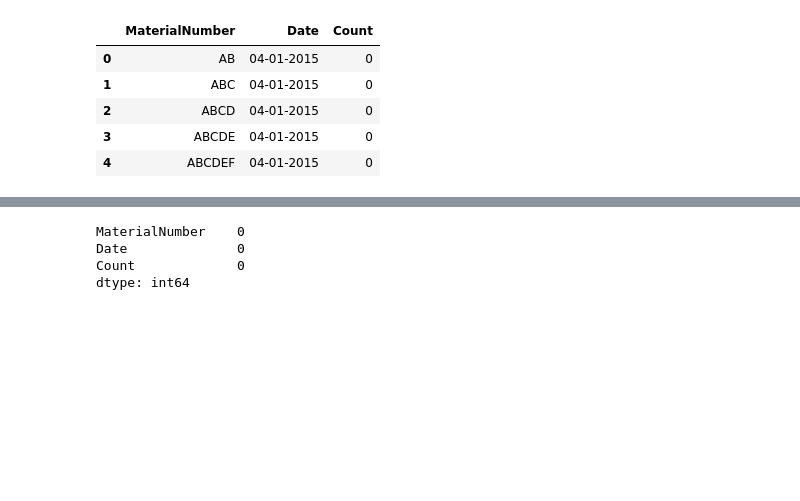
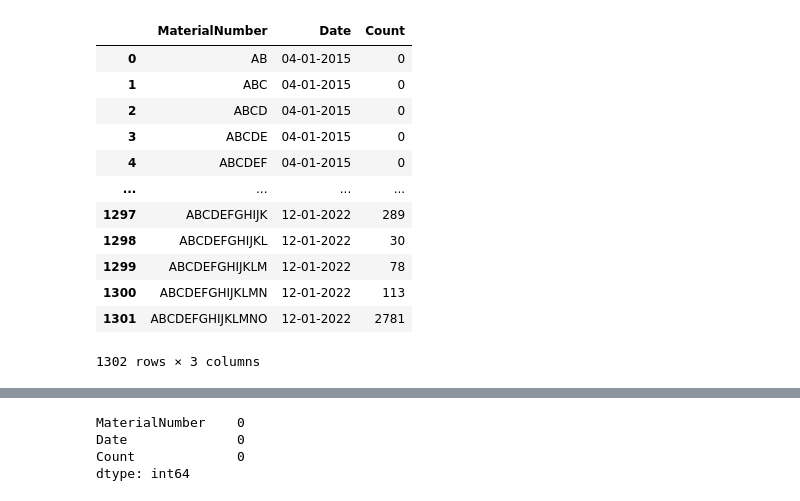
Before and after one commit to pratikranaa/Summer_Projects, a Jupyter notebook: Time_Series/ws.ipynb, the cells around one changed output, grey strips where cells are left out. Drawn from its saved outputs; the diff is of its cells as text; code cells hidden in the pictures; blank space fills up the shorter version.

```diff
--- a/Time_Series/ws.ipynb
+++ b/Time_Series/ws.ipynb
@@ -16,14 +25,21 @@ data.head()
 # %%
 # Reshape the data to long format
 data_long = pd.melt(data, id_vars=['MaterialNumber'], var_name='Date', value_name='Count')
-data_long.head()
+data_long
 # %% [output]
 |  | MaterialNumber | Date | Count |
 | 0 | AB | 04-01-2015 | 0 |
 | 1 | ABC | 04-01-2015 | 0 |
 | 2 | ABCD | 04-01-2015 | 0 |
 | 3 | ABCDE | 04-01-2015 | 0 |
 | 4 | ABCDEF | 04-01-2015 | 0 |
+| ... | ... | ... | ... |
+| 1297 | ABCDEFGHIJK | 12-01-2022 | 289 |
+| 1298 | ABCDEFGHIJKL | 12-01-2022 | 30 |
+| 1299 | ABCDEFGHIJKLM | 12-01-2022 | 78 |
+| 1300 | ABCDEFGHIJKLMN | 12-01-2022 | 113 |
+| 1301 | ABCDEFGHIJKLMNO | 12-01-2022 | 2781 |
+1302 rows × 3 columns
 # %%
 # Convert the 'Date' column to datetime
 data_long['Date'] = pd.to_datetime(data_long['Date'], format='%m-%d-%Y', errors='coerce')
```
Also changed, not shown: parts of 14 cells of this notebook, 1 other file.
